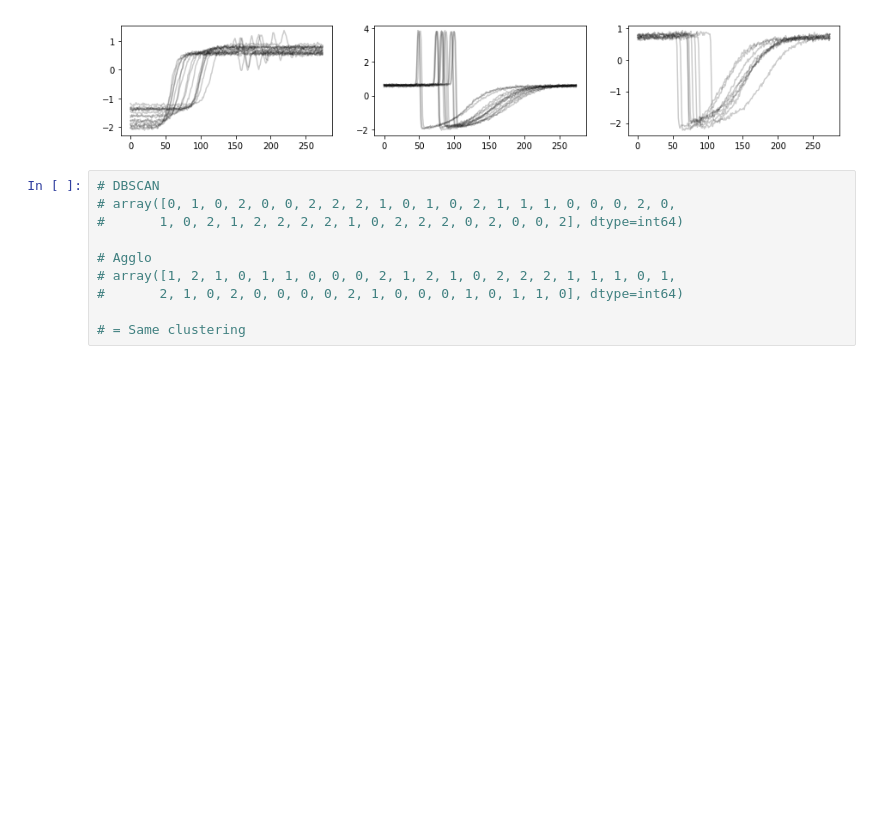
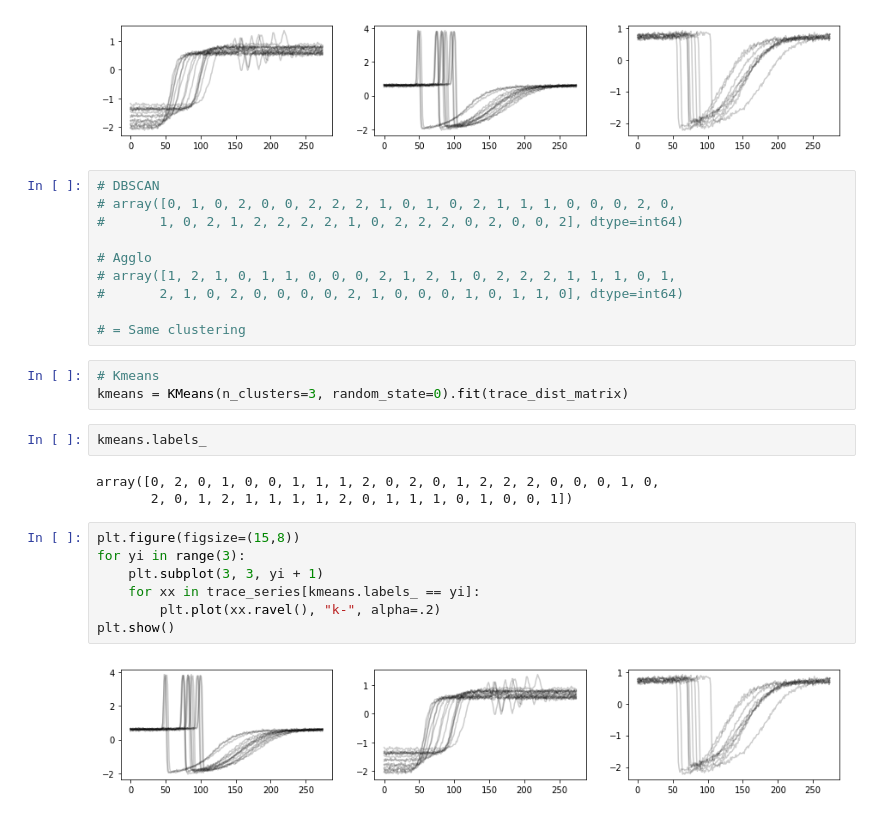
Before and after one commit to yaelamraou/Time-Series-Clustering, a Jupyter notebook: Trace_Scikit_DBSCAN_Agglo.ipynb, the cells around one changed output. Drawn from its saved outputs; the diff is of its cells as text; blank space fills up the shorter version.

Commit message:
Adding Kmeans

```diff
--- a/Trace_Scikit_DBSCAN_Agglo.ipynb
+++ b/Trace_Scikit_DBSCAN_Agglo.ipynb
@@ -185,3 +165,20 @@ plt.show()
 #       2, 1, 0, 2, 0, 0, 0, 0, 2, 1, 0, 0, 0, 1, 0, 1, 1, 0], dtype=int64)
 
 # = Same clustering
+# %%
+# Kmeans
+kmeans = KMeans(n_clusters=3, random_state=0).fit(trace_dist_matrix)
+# %%
+kmeans.labels_
+# %% [output]
+array([0, 2, 0, 1, 0, 0, 1, 1, 1, 2, 0, 2, 0, 1, 2, 2, 2, 0, 0, 0, 1, 0,
+       2, 0, 1, 2, 1, 1, 1, 1, 2, 0, 1, 1, 1, 0, 1, 0, 0, 1])
+# %%
+plt.figure(figsize=(15,8))
+for yi in range(3):
+    plt.subplot(3, 3, yi + 1)
+    for xx in trace_series[kmeans.labels_ == yi]:
+        plt.plot(xx.ravel(), "k-", alpha=.2)
+plt.show()
+# %% [output]
+[figure, added]
```
Also changed, not shown: parts of 7 cells of this notebook.
